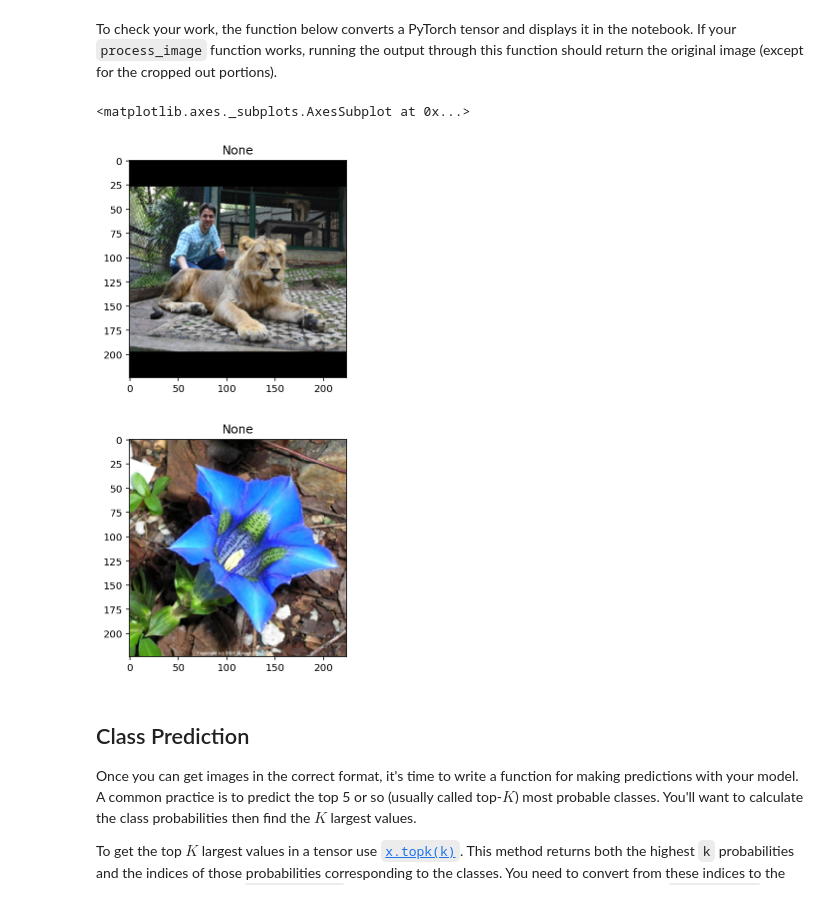
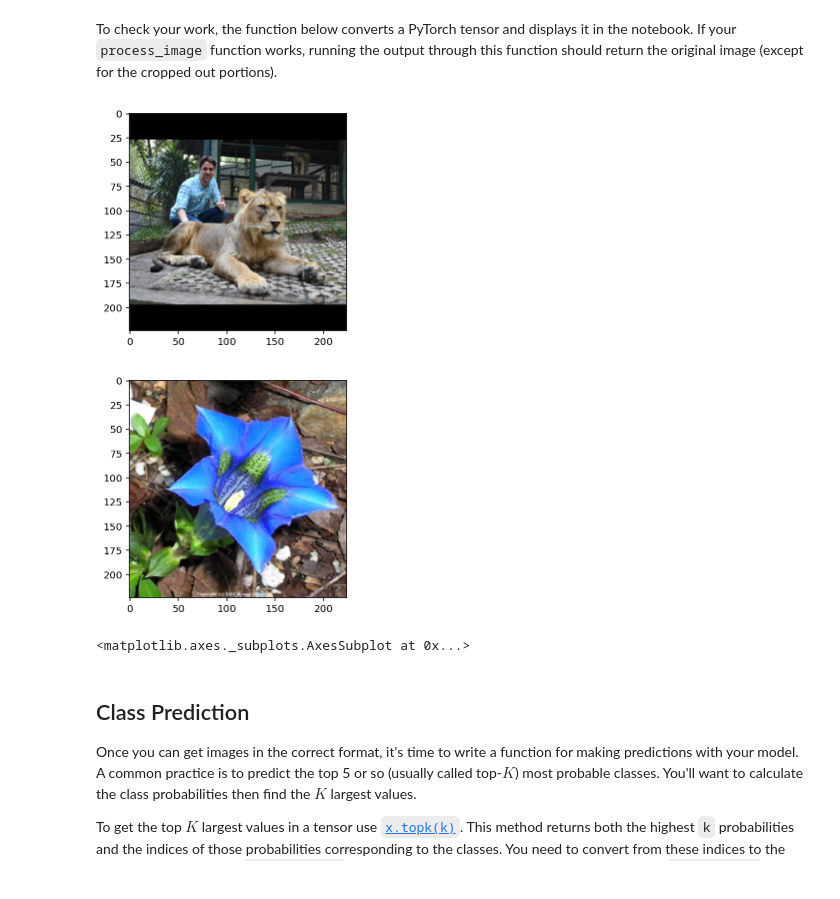
Before and after one commit to TamerKaratekin/aipnd-flower-classifier, a Jupyter notebook: Image Classifier Project.ipynb, the cells around one changed output. Drawn from its saved outputs; the diff is of its cells as text; code cells hidden in the pictures.

```diff
--- a/Image Classifier Project.ipynb
+++ b/Image Classifier Project.ipynb
@@ -470,32 +446,34 @@ To check your work, the function below converts a PyTorch tensor and displays it
 # %%
 def imshow(np_image, ax=None, title=None):
     if ax is None:
         fig, ax = plt.subplots()
 
     # PyTorch tensors assume the color channel is the first dimension
     # but matplotlib assumes is the third dimension
     image = np_image.transpose((1, 2, 0))
     # print(image.shape)
 
     # Undo preprocessing
     mean = np.array([0.485, 0.456, 0.406])
     std = np.array([0.229, 0.224, 0.225])
     image = std * image + mean
 
     # Image needs to be clipped between 0 and 1 or it looks like noise when displayed
     image = np.clip(image, 0, 1)
 
-    ax.set_title(title)
+    if title is not None:
+        ax.set_title(title)
     ax.imshow(image)
+    plt.pause(0.001)  # pause a bit so that plots are updated
 
     return ax
 
 imshow(process_image('lion.JPG'))
 imshow(process_image('stemless_gentian.jpg'))
 # %% [output]
-<matplotlib.axes._subplots.AxesSubplot at 0x...>
-[figure, old version]
+[figure, new version]
-[figure, old version]
+[figure, new version]
+<matplotlib.axes._subplots.AxesSubplot at 0x...>
 # %% [markdown]
 ## Class Prediction
 
```
Also changed, not shown: parts of 10 cells of this notebook.
